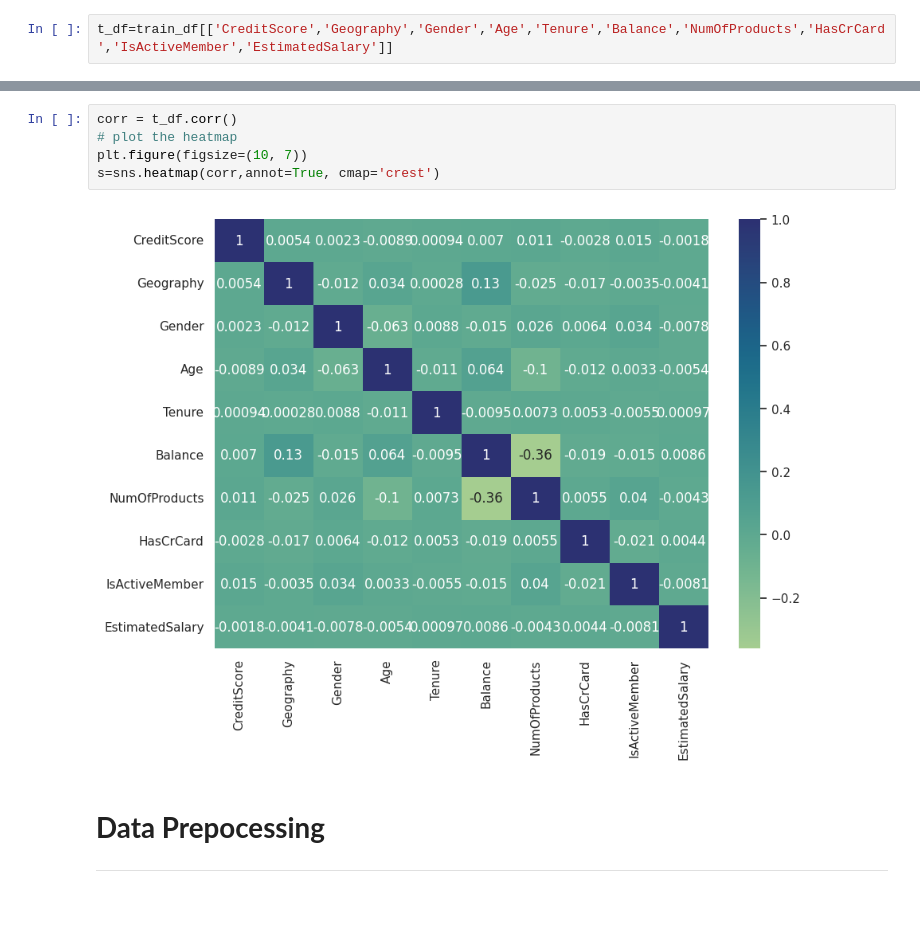
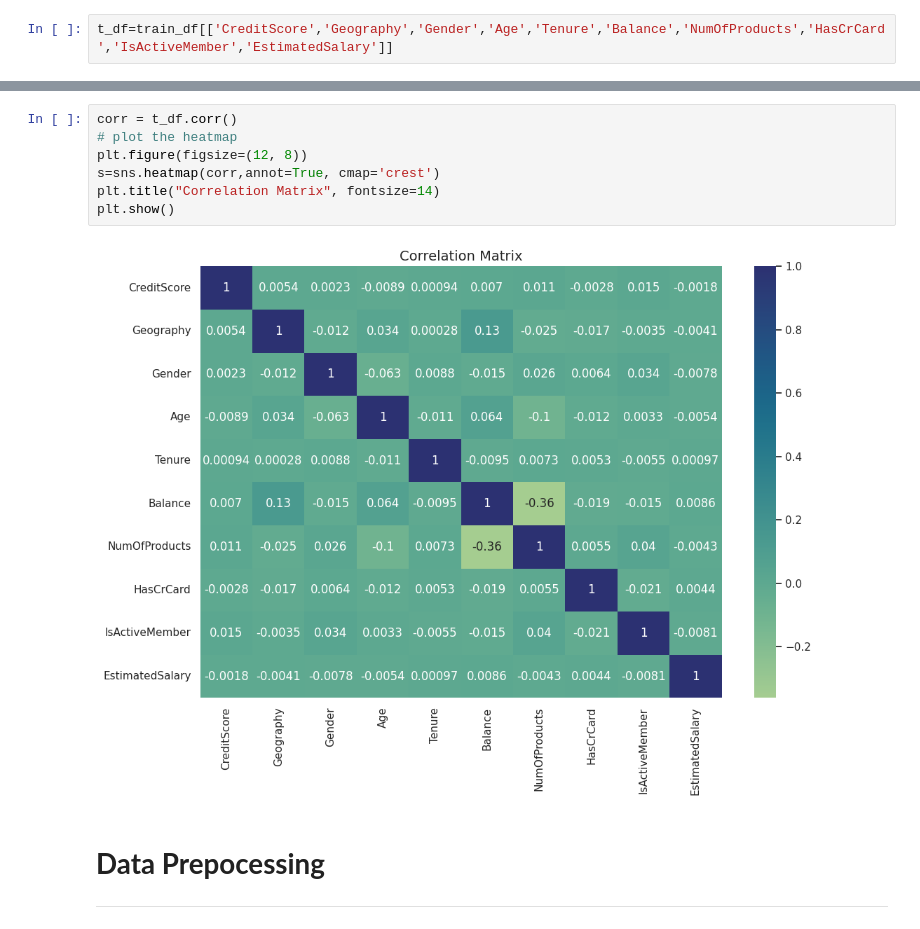
Before and after one commit to brmil07/Kaggle_Projects, a Jupyter notebook: binary-classification-with-a-bank-churn-dataset.ipynb, the cells around one changed output, grey strips where cells are left out. Drawn from its saved outputs; the diff is of its cells as text.

```diff
--- a/binary-classification-with-a-bank-churn-dataset.ipynb
+++ b/binary-classification-with-a-bank-churn-dataset.ipynb
@@ -209,10 +213,12 @@ t_df
 # %%
 corr = t_df.corr()
 # plot the heatmap
-plt.figure(figsize=(10, 7))
+plt.figure(figsize=(12, 8))
 s=sns.heatmap(corr,annot=True, cmap='crest')
+plt.title("Correlation Matrix", fontsize=14)
+plt.show()
 # %% [output]
-[figure, old version]
+[figure, new version]
 # %% [markdown]
 # **Data Prepocessing**
 ---
```
Also changed, not shown: parts of 5 cells of this notebook.
